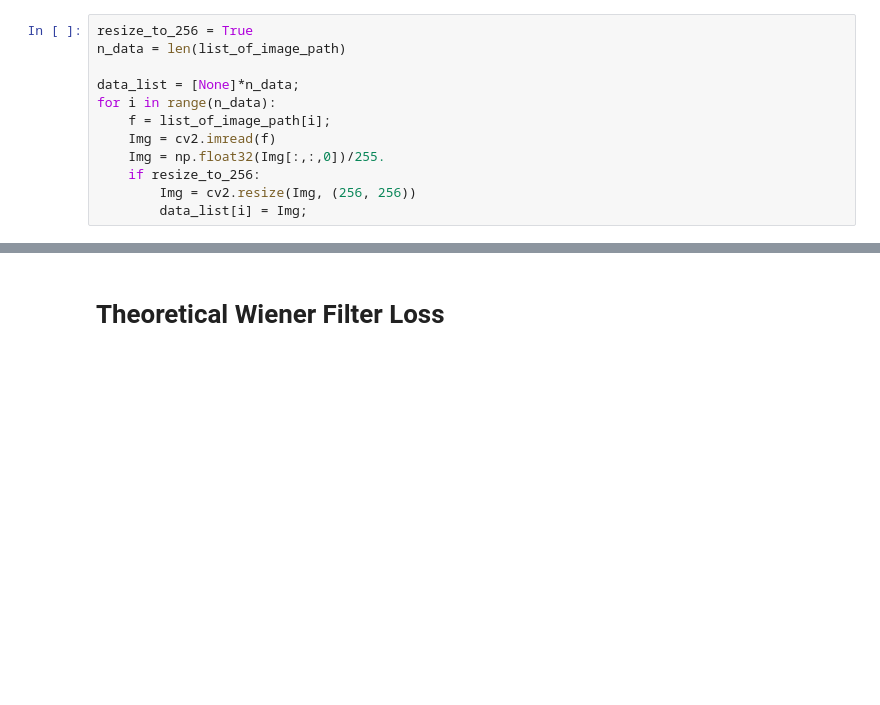
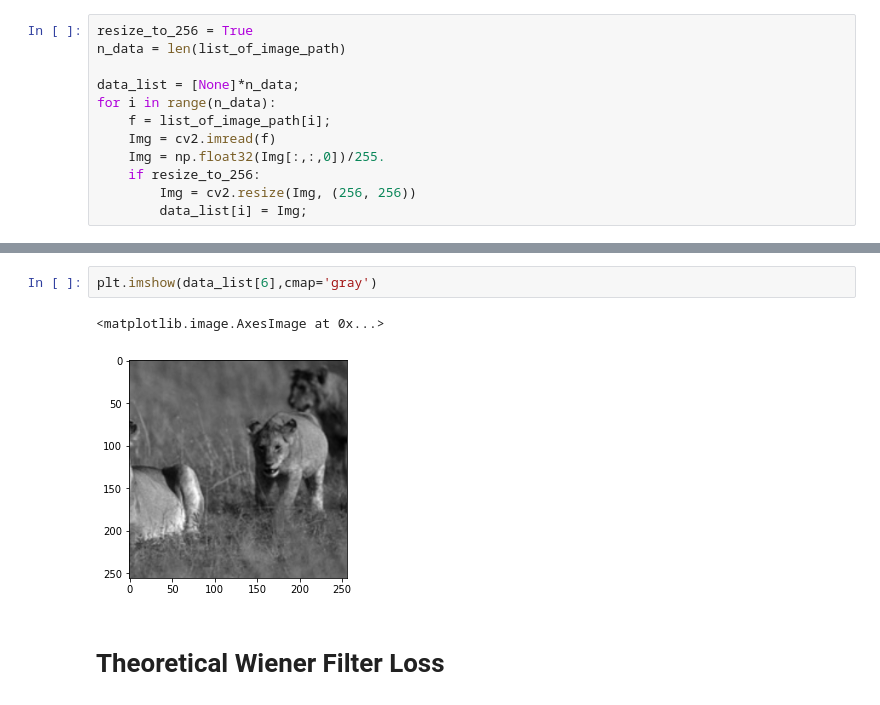
Before and after one commit to cfgranda/math-tools-nyu, a Jupyter notebook: HW10_question.ipynb, the cells around one changed output, grey strips where cells are left out. Saved outputs shown, nothing was run; the diff lists cells and outputs as text; blank space fills up the shorter version.

```diff
--- a/HW10_question.ipynb
+++ b/HW10_question.ipynb
@@ -36,3 +43,8 @@ data_list = np.array(data_list)[random_batch]
+# %%
+plt.imshow(data_list[6],cmap='gray')
+# %% [output]
+<matplotlib.image.AxesImage at 0x...>
+[figure, added]
 # %% [markdown]
 # Theoretical Wiener Filter Loss
 # %%
```
Also changed, not shown: parts of 4 cells of this notebook.
